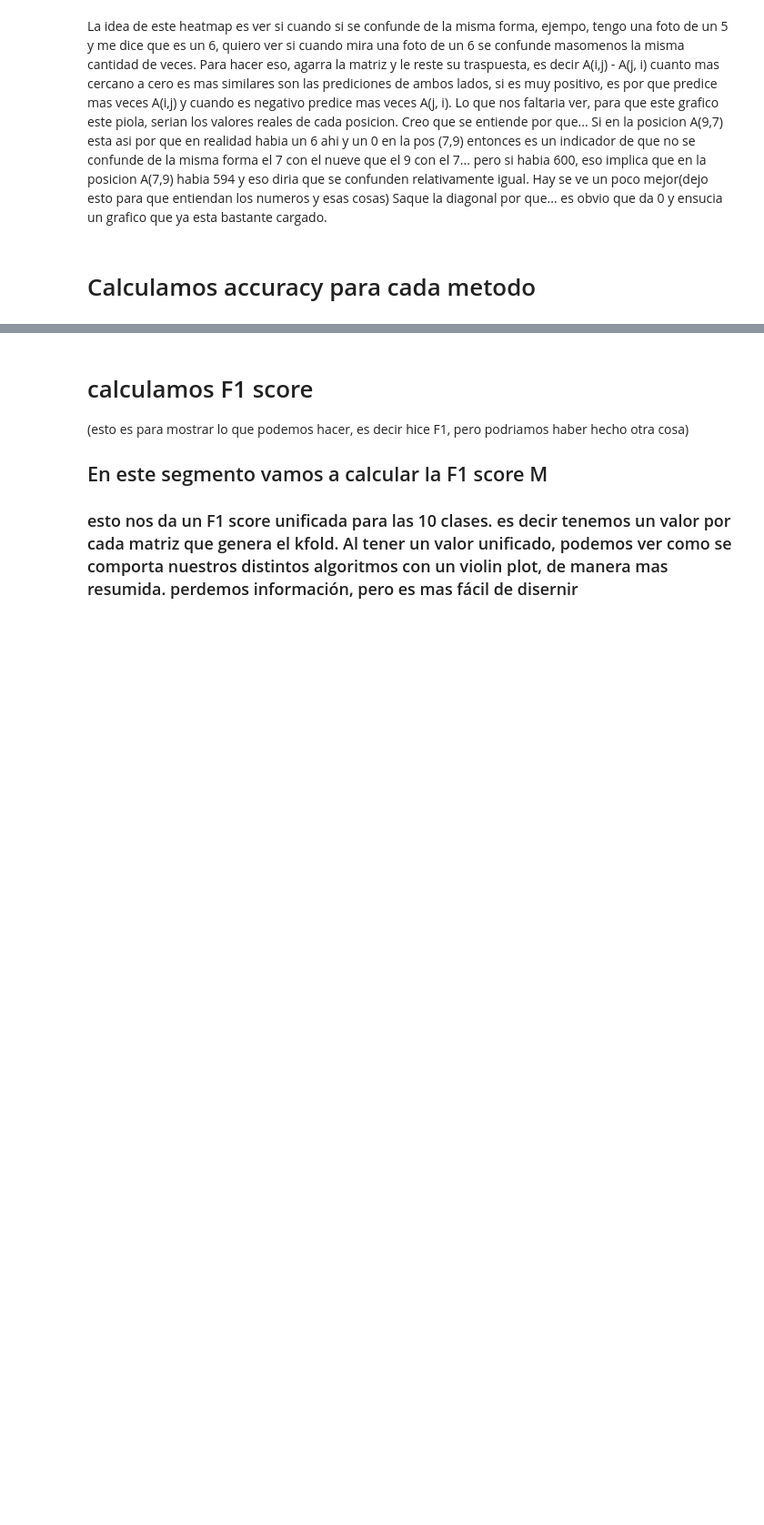
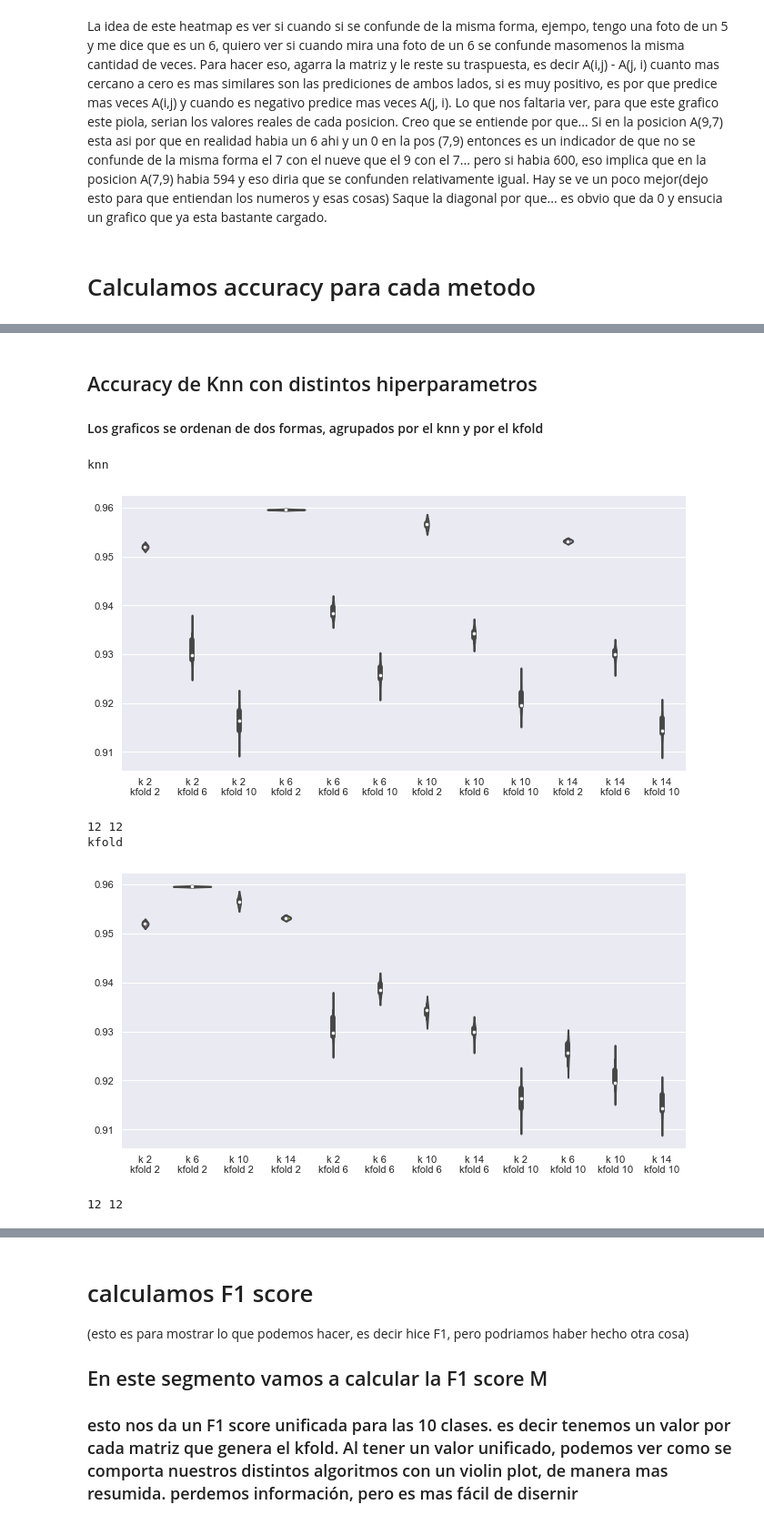
Before and after one commit to hggomez/metNum_tp2, a Jupyter notebook: Graficos/Analizador.ipynb, the cells around one changed output, grey strips where cells are left out. Shown at 91% size. Cells and saved outputs as stored; diff of their text form; code cells hidden in the pictures; blank space fills up the shorter version.

```diff
--- a/Graficos/Analizador.ipynb
+++ b/Graficos/Analizador.ipynb
@@ -8,12 +8,12 @@ import random
 import sklearn.metrics as sk
 import os
 # %%
-def cargar_datos():
+def cargar_datos(nombre):
     lista_nombres = []
     lista_metodos_matrices=[]
-    metodos = os.listdir('./informacion')
+    metodos = os.listdir('./'+nombre)
     for metodo in metodos:
-        matrices = pd.read_csv('./informacion/'+metodo)
+        matrices = pd.read_csv('./'+nombre+'/'+metodo)
         matrices = procesar_input(matrices)
         lista_metodos_matrices.append(matrices)
         metodo = metodo[:-4]
@@ -159,7 +159,8 @@ def F_score_M(beta, lista_mat):
     return dividendo/divisor
 # %%
 #k_fold lineas donde la linea i es una matriz de confusion de la i_esima iteracion de k_fold
-nombres, lista_metodos = cargar_datos()
+nombres, lista_metodos = cargar_datos('KNN')
+nombres_pca, lista_metodos_pca = cargar_datos('KNNPCA')
 # %%
-bla, bls, df = accuracy_mat(matrices)
-df
+#bla, bls, df = accuracy_mat(matrices)
+#df
@@ -211,7 +202,7 @@ def tags(lista_variables):
     etiqueta = ''
     if lista_variables[0] == 'KNN':
         etiqueta += str(lista_variables[1])
-    if lista_variables[0] =='kNNPCA':
+    if lista_variables[0] =='KNNPCA':
         etiqueta += str(lista_variables[1])+'\n'+str(lista_variables[2])
     etiqueta += '\n'+ str(lista_variables[3])
     return etiqueta
@@ -282,0 +366,18 @@ plt.show()
+# %% [markdown]
+## Accuracy de Knn con distintos hiperparametros
+
+#### Los graficos se ordenan de dos formas, agrupados por el knn y por el kfold
+# %%
+
+ac = accuracy_metodos(nombres, lista_metodos)
+print("knn")
+graficar_orden_knn(ac)
+print("kfold")
+graficar_orden_kfold(ac)
+# %% [output]
+knn
+[figure, added]
+12 12
+kfold
+[figure, added]
+12 12
```
Also changed, not shown: parts of 12 cells of this notebook, 12 other files.
